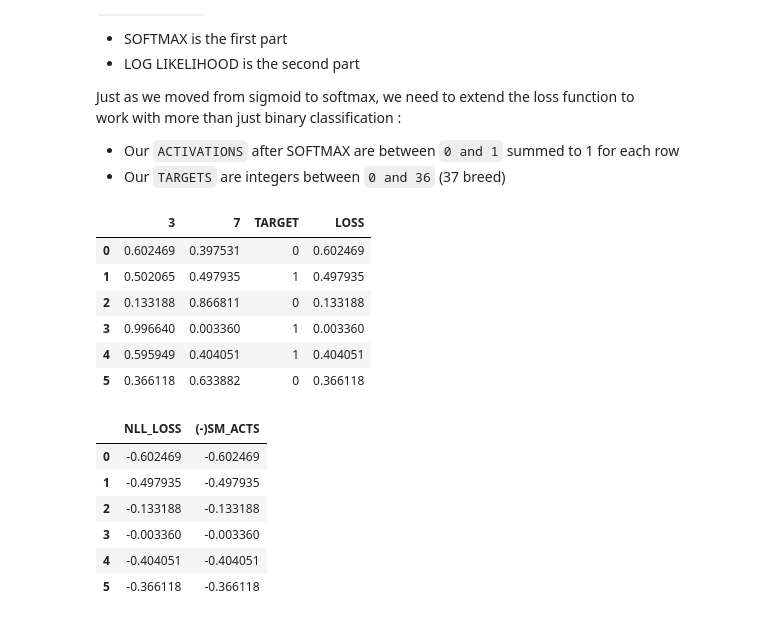
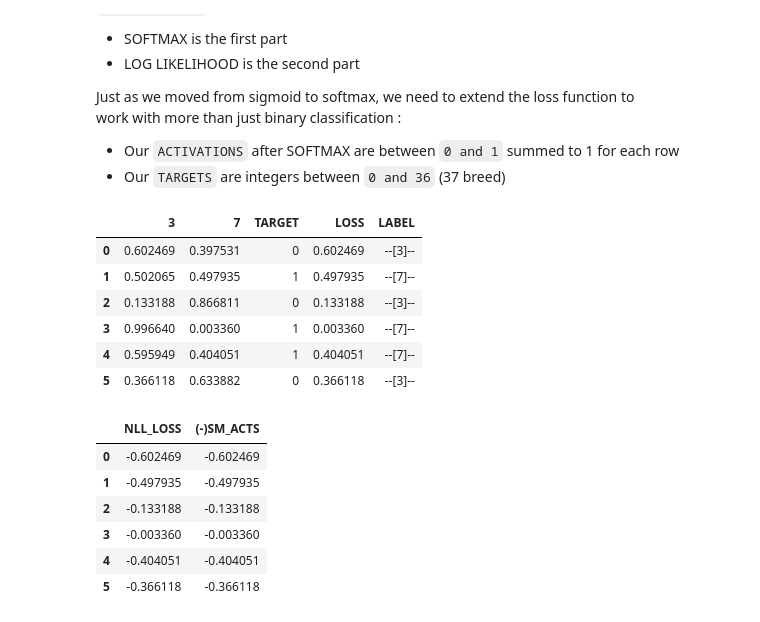
Before and after one commit to miketon/JupyterJeep, a Jupyter notebook: fastai_exercises/fast-ai-chapter05-image-classification.ipynb, the cells around one changed output. Drawn from its saved outputs; the diff is of its cells as text; code cells hidden in the pictures.

Commit message:
Ch 5 Log LikeliHood = targ picks loss to measure

```diff
--- a/fastai_exercises/fast-ai-chapter05-image-classification.ipynb
+++ b/fastai_exercises/fast-ai-chapter05-image-classification.ipynb
@@ -409,14 +413,17 @@ def softmax(x):
     return exp(x)/exp(x).sum(dim=1, keepdim=True) # type: ignore
 # %%
+# @audit 🛑 : This errors out FIX IT!
+# sm_acts = softmax(acts)
 sm_acts = torch.softmax(acts, dim=1)
 data = []
 for i in range(len(sm_acts)):
     # recalculating the sigmoid of the difference between the 3/7 columns
-    sum_sigmoid = (acts[i][0] - acts[i][1]).sigmoid()
+    difference_sigmoid = (acts[i][0] - acts[i][1]).sigmoid()
     data.append([
-        sm_acts[i][0].tolist(), # 3
-        sm_acts[i][1].tolist(), # 7
-        sum_sigmoid.tolist()
+        sm_acts[i][0].tolist(), # 3 softmax activation
+        # YAaaay! Softmax calculates this for us
+        sm_acts[i][1].tolist(), # 7 softmax activation
+        difference_sigmoid.tolist()
     ])
 
 # @audit 🖶 : Verify that SOFTMAX returns same value as SIGMOID for 2 categories
@@ -448,46 +455,60 @@ work with more than just binary classification :
 # %%
 from fastai.vision.data import tensor
 
 # Log Likelihood
+# @note 🧠 : targ predicts the LOSS or performance of the model
+# - targ is 0, then LOSS = performance of our model in predicting 3
+# - targ is 1, then LOSS = performance of our model in predicting 7
 targ = tensor([0,1,0,1,1,0])
 idx = range(6)
 
 # We are picking the loss from the column containing the correct label
 # And implicitly since all the columns sum to 1.0f because of softmax,
 # when we push the activation for the correct label as HIGH as possible
 # we are also decreasing the activations for the remaining columns
 # This works for binary/2-catagories (3,7) but scales to N categories (0-9)
 loss = sm_acts[idx, targ]
 
 data = []
 for i in range(len(sm_acts)):
+    row_target = targ[i].tolist() #[0]=>(3) or [1]=>(7)
+    if row_target == 0:
+        row_label = '--[3]--'
+    else:
+        row_label = '--[7]--'
     data.append([
-        sm_acts[i][0].tolist(), #3
-        sm_acts[i][1].tolist(), #7
-        targ[i].tolist(),
-        loss[i].tolist()
+        sm_acts[i][0].tolist(), #3 softmax activation
+        sm_acts[i][1].tolist(), #7 softmax activation
+        # picks the label (column)
+        row_target,
+        # based on targ label, picks the loss (softmax), if :
+        # - targ is 0, then LOSS = performance of our model in predicting 3
+        # - targ is 1, then LOSS = performance of our model in predicting 7
+        loss[i].tolist(),
+        row_label
     ])
 
 # sm_acts[idx, targ] visualized as a table, we can see that :
 # - the LOSS column is the result of using `idx`` and `targ`` to lookup `sm_acts`
 #   two-column matrix/tensor
 # - this LOSS lookup can scale to N categories by using the 'targ' tensor
 # @note 🧠 : This is how we move beyond training only 3/7 to all 0-9 digits by :
 # - Expand `targ`` to be a tensor of all 0-9 digits
-# - Pick ONLY the COLUMN containing the CORRECT label
-# - No need to worry about the other columns because SOFTMAX reduces the other
-#   labels (by amplifying the ONE correct labael)
-# - SOFTMAX by definition ensure that each `targ` tensor sums up to 1.0f
+# - 'targ' picks ONLY the COLUMN containing the CORRECT label
+# - SOFTMAX REDUCES the OTHER labels by AMPLIFYING the ONE label, no need to
+#   worry about the other labels
+# - he LOSS picked by 'targ' will CAPTURE how WELL we are PREDICTING
+#   each digit!  Because SOFTMAX ensures that each ACTIVATION sums to 1.0f
 # @audit 🖶 : Verify that our loss and target are correct
-pd.DataFrame(data, columns=['3', '7', 'TARGET', 'LOSS'])
+pd.DataFrame(data, columns=['3', '7', 'TARGET', 'LOSS', 'LABEL'])
 # %% [output]
-|  | 3 | 7 | TARGET | LOSS |
-| 0 | 0.602469 | 0.397531 | 0 | 0.602469 |
-| 1 | 0.502065 | 0.497935 | 1 | 0.497935 |
-| 2 | 0.133188 | 0.866811 | 0 | 0.133188 |
-| 3 | 0.996640 | 0.003360 | 1 | 0.003360 |
-| 4 | 0.595949 | 0.404051 | 1 | 0.404051 |
-| 5 | 0.366118 | 0.633882 | 0 | 0.366118 |
+|  | 3 | 7 | TARGET | LOSS | LABEL |
+| 0 | 0.602469 | 0.397531 | 0 | 0.602469 | --[3]-- |
+| 1 | 0.502065 | 0.497935 | 1 | 0.497935 | --[7]-- |
+| 2 | 0.133188 | 0.866811 | 0 | 0.133188 | --[3]-- |
+| 3 | 0.996640 | 0.003360 | 1 | 0.003360 | --[7]-- |
+| 4 | 0.595949 | 0.404051 | 1 | 0.404051 | --[7]-- |
+| 5 | 0.366118 | 0.633882 | 0 | 0.366118 | --[3]-- |
 # %%
 from fastai.vision.data import F
 
```
Also changed, not shown: parts of 4 cells of this notebook.
